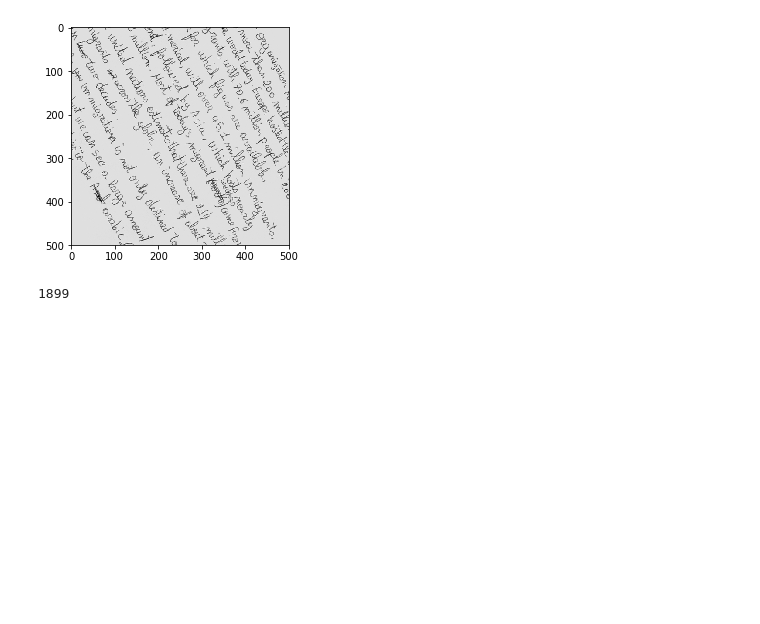
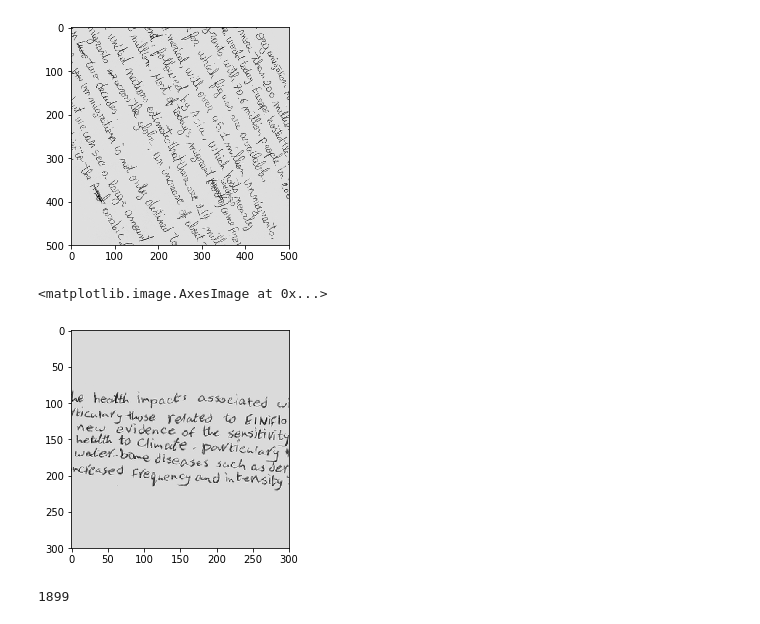
Before and after one commit to Jean1995/MaschLernen, a Jupyter notebook: handwriting/model.ipynb, the cells around one changed output. Drawn from its saved outputs; the diff is of its cells as text; code cells hidden in the pictures; blank space fills up the shorter version.

```diff
--- a/handwriting/model.ipynb
+++ b/handwriting/model.ipynb
@@ -37,5 +48,11 @@ def import_image_and_crop(datapath,crop_size=1000):
     image = crop_center(image, crop_size, crop_size)
     return image
+# %%
+plt.imshow(import_image_and_crop('data_prepared/915.png', 300), cmap='gray')
+# example of an image that is too big for the cropsize and therefore "regenerated"
+# %% [output]
+<matplotlib.image.AxesImage at 0x...>
+[figure, added]
 # %%
 # import data
 
```
Also changed, not shown: parts of 7 cells of this notebook.
